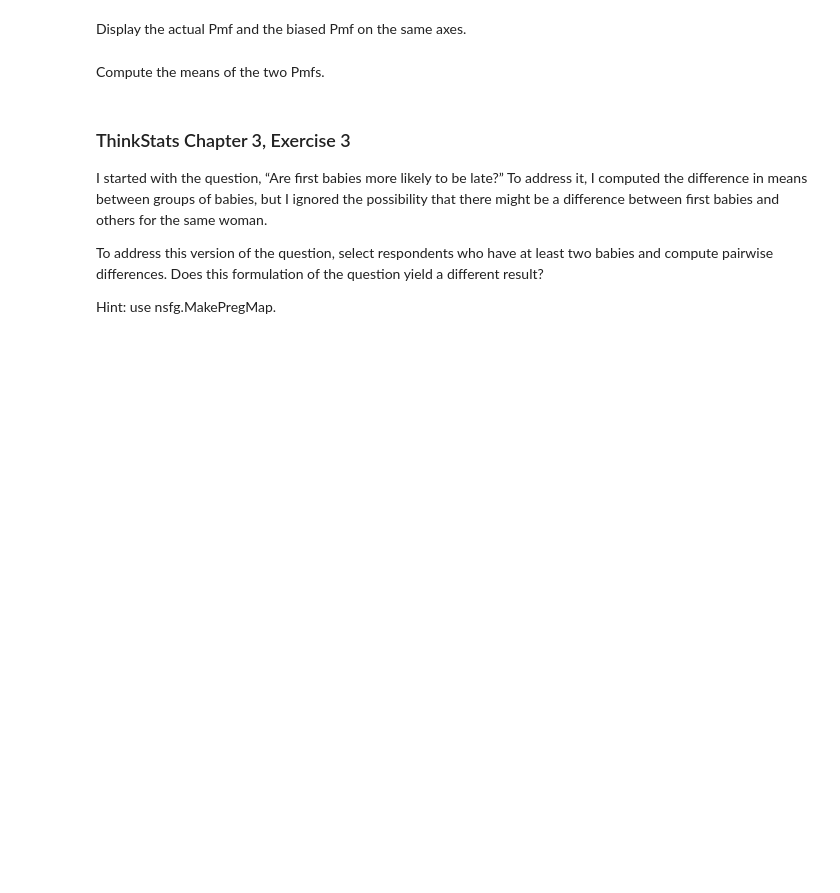
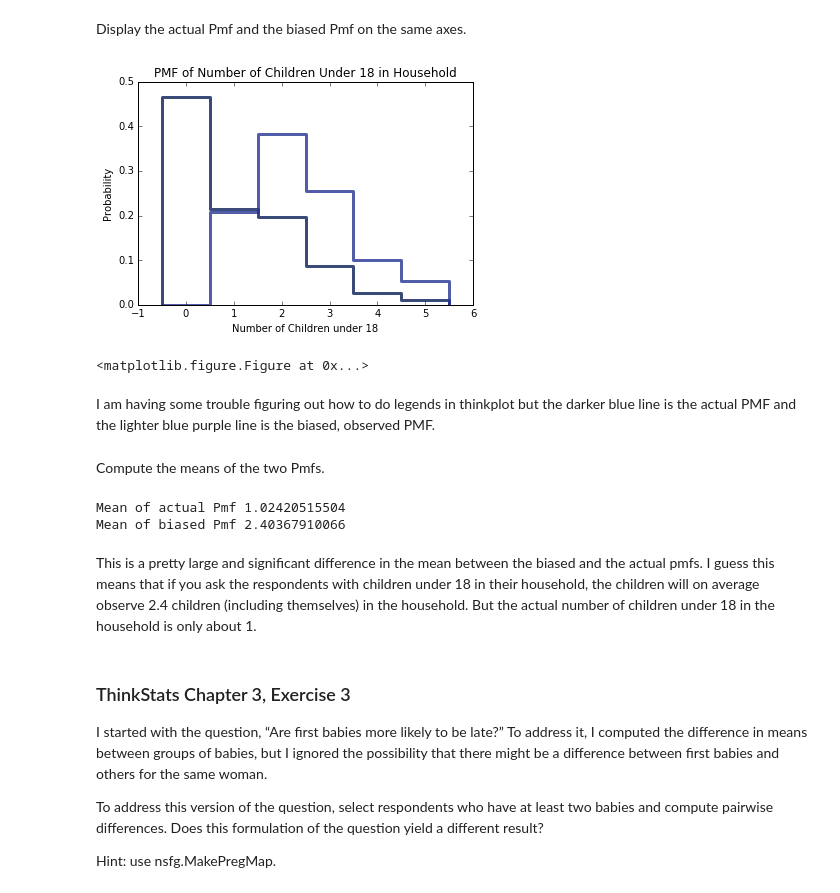
Before and after one commit to paulruvolo/DataScience16, a Jupyter notebook: ThinkStats2/chap03ex.ipynb, the cells around one changed output. Saved outputs shown, nothing was run; the diff lists cells and outputs as text; code cells hidden in the pictures; blank space fills up the shorter version.

```diff
--- a/ThinkStats2/chap03ex.ipynb
+++ b/ThinkStats2/chap03ex.ipynb
@@ -43,7 +74,25 @@ Make a the biased Pmf of children in the household, as observed if you surveyed
 # %% [markdown]
 Display the actual Pmf and the biased Pmf on the same axes.
+# %%
+thinkplot.Pmfs([pmf, biasedPmf])
+thinkplot.Config(xlabel='Number of Children under 18', ylabel='Probability',
+                 title='PMF of Number of Children Under 18 in Household')
+thinkplot.show()
+# %% [output]
+[figure, added]
+<matplotlib.figure.Figure at 0x...>
+# %% [markdown]
+I am having some trouble figuring out how to do legends in thinkplot but the darker blue line is the actual PMF and the lighter blue purple line is the biased, observed PMF.
 # %% [markdown]
 Compute the means of the two Pmfs.
+# %%
+print "Mean of actual Pmf", pmf.Mean()
+print "Mean of biased Pmf", biasedPmf.Mean()
+# %% [output]
+Mean of actual Pmf 1.02420515504
+Mean of biased Pmf 2.40367910066
+# %% [markdown]
+This is a pretty large and significant difference in the mean between the biased and the actual pmfs. I guess this means that if you ask the respondents with children under 18 in their household, the children will on average observe 2.4 children (including themselves) in the household. But the actual number of children under 18 in the household is only about 1.
 # %% [markdown]
 ### ThinkStats Chapter 3, Exercise 3
 
```
Also changed, not shown: parts of 10 cells of this notebook.
